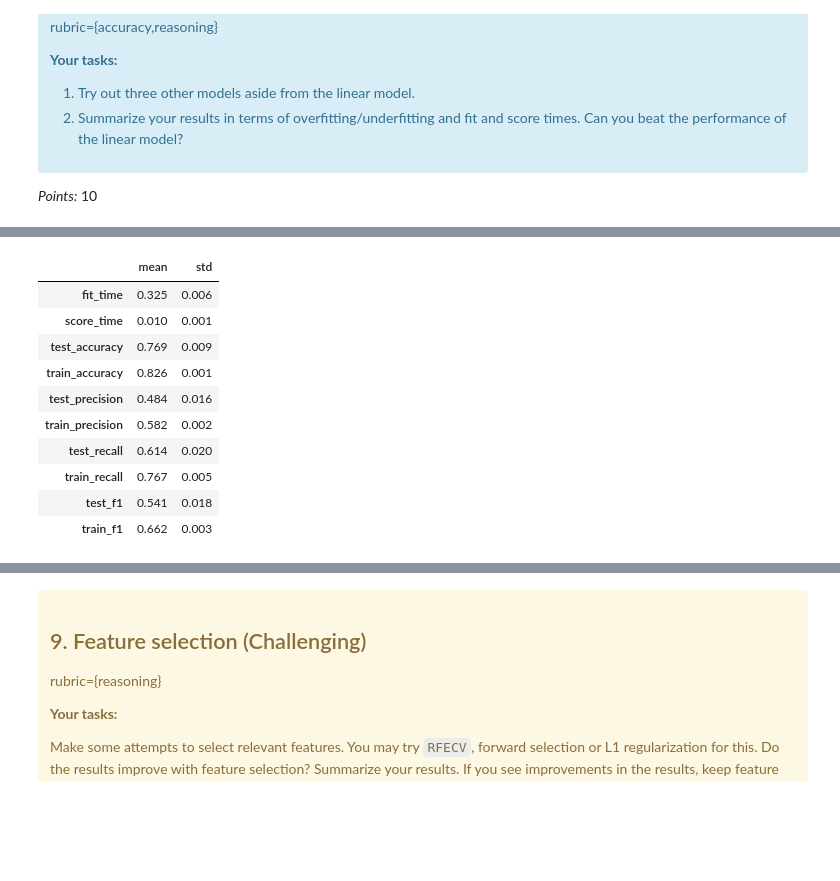
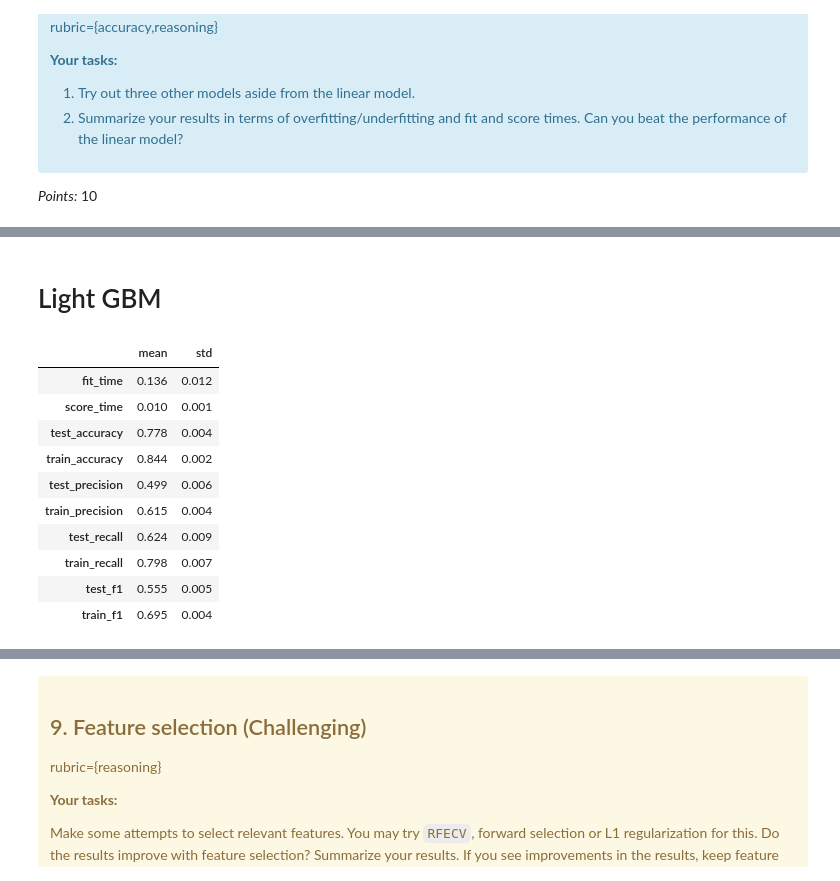
Before and after one commit to robindhillon1/creditcard_default, a Jupyter notebook: lab4.ipynb, the cells around one changed output, grey strips where cells are left out. Cells and saved outputs as stored; diff of their text form; code cells hidden in the pictures; blank space fills up the shorter version.

```diff
--- a/lab4.ipynb
+++ b/lab4.ipynb
@@ -137,0 +141,4 @@ cc_df
+# %%
+cc_df = cc_df[(cc_df['BILL_AMT1']!=0) & (cc_df['BILL_AMT2']!=0) & (cc_df['BILL_AMT3']!=0)
+     & (cc_df['BILL_AMT4']!=0) & (cc_df['BILL_AMT5']!=0) & (cc_df['BILL_AMT6']!=0)]
+cc_df.shape
@@ -454,25 +509,24 @@ _Type your answer here, replacing this text._
 # %%
 from scipy.stats import lognorm, loguniform, randint
 
-logreg = make_pipeline(preprocessor, LogisticRegression(class_weight="balanced",
-                                                        random_state=123,
+pipe_logreg = make_pipeline(preprocessor, LogisticRegression(random_state=123,
                                                         max_iter=1000))
 
 
-param_dist = {
+param_dist_logreg = {
     "logisticregression__class_weight": [None, 'balanced'],
     "logisticregression__C": loguniform(1e-3, 1e3)
 }
 
 random_search_logreg = RandomizedSearchCV(
-    logreg,
-    param_distributions=param_dist,
+    pipe_logreg,
+    param_distributions=param_dist_logreg,
     n_jobs=-1,
     n_iter=20,
     random_state=123,
     return_train_score=True,
     scoring=classification_metrics,
-    refit = 'f1',
+    refit = 'f1'
 )
 random_search_logreg.fit(X_train, y_train)
 # %% [output]
@@ -540,10 +600,10 @@ We will use the following non-models
 # %%
-svc_bal = make_pipeline(preprocessor, SVC(class_weight="balanced", random_state=123))
+# svc_bal = make_pipeline(preprocessor, SVC(class_weight="balanced", random_state=123))
 
-cross_val_results['svc_bal'] = pd.DataFrame(cross_validate(svc_bal,
-                                                           X_train,
-                                                           y_train,
-                                                           return_train_score=True,
-                                                           scoring=classification_metrics)).agg(['mean', 'std']).round(3).T
-# Show the train and validation scores
-cross_val_results['svc_bal']
+# cross_val_results['svc_bal'] = pd.DataFrame(cross_validate(svc_bal,
+#                                    X_train,
+#                                    y_train,
+#                                    return_train_score=True,
+#                                    scoring=classification_metrics)).agg(['mean', 'std']).round(3).T
+# # Show the train and validation scores
+# cross_val_results['svc_bal']
@@ -605,24 +657,26 @@ cross_val_results['RF_bal']
 | train_f1 | 1.000 | 0.000 |
+# %% [markdown]
+# Light GBM
 # %%
 from lightgbm.sklearn import LGBMClassifier
 
 LGBM_bal = LGBMClassifier(class_weight="balanced", random_state=123)  # no need to scale since trees. also better f1
 cross_val_results['LGBM_bal'] = pd.DataFrame(cross_validate(LGBM_bal,
-                                                            X_train,
+                                                            X_train.drop(columns=['SEX',"ID"]),
                                                             y_train,
                                                             return_train_score=True,
                                                             scoring=classification_metrics)).agg(['mean', 'std']).round(3).T
 # Show the train and validation scores
 cross_val_results['LGBM_bal']
 # %% [output]
 |  | mean | std |
-| fit_time | 0.325 | 0.006 |
+| fit_time | 0.136 | 0.012 |
 | score_time | 0.010 | 0.001 |
-| test_accuracy | 0.769 | 0.009 |
-| train_accuracy | 0.826 | 0.001 |
-| test_precision | 0.484 | 0.016 |
-| train_precision | 0.582 | 0.002 |
-| test_recall | 0.614 | 0.020 |
-| train_recall | 0.767 | 0.005 |
-| test_f1 | 0.541 | 0.018 |
-| train_f1 | 0.662 | 0.003 |
+| test_accuracy | 0.778 | 0.004 |
+| train_accuracy | 0.844 | 0.002 |
+| test_precision | 0.499 | 0.006 |
+| train_precision | 0.615 | 0.004 |
+| test_recall | 0.624 | 0.009 |
+| train_recall | 0.798 | 0.007 |
+| test_f1 | 0.555 | 0.005 |
+| train_f1 | 0.695 | 0.004 |
```
Also changed, not shown: parts of 112 cells of this notebook.
